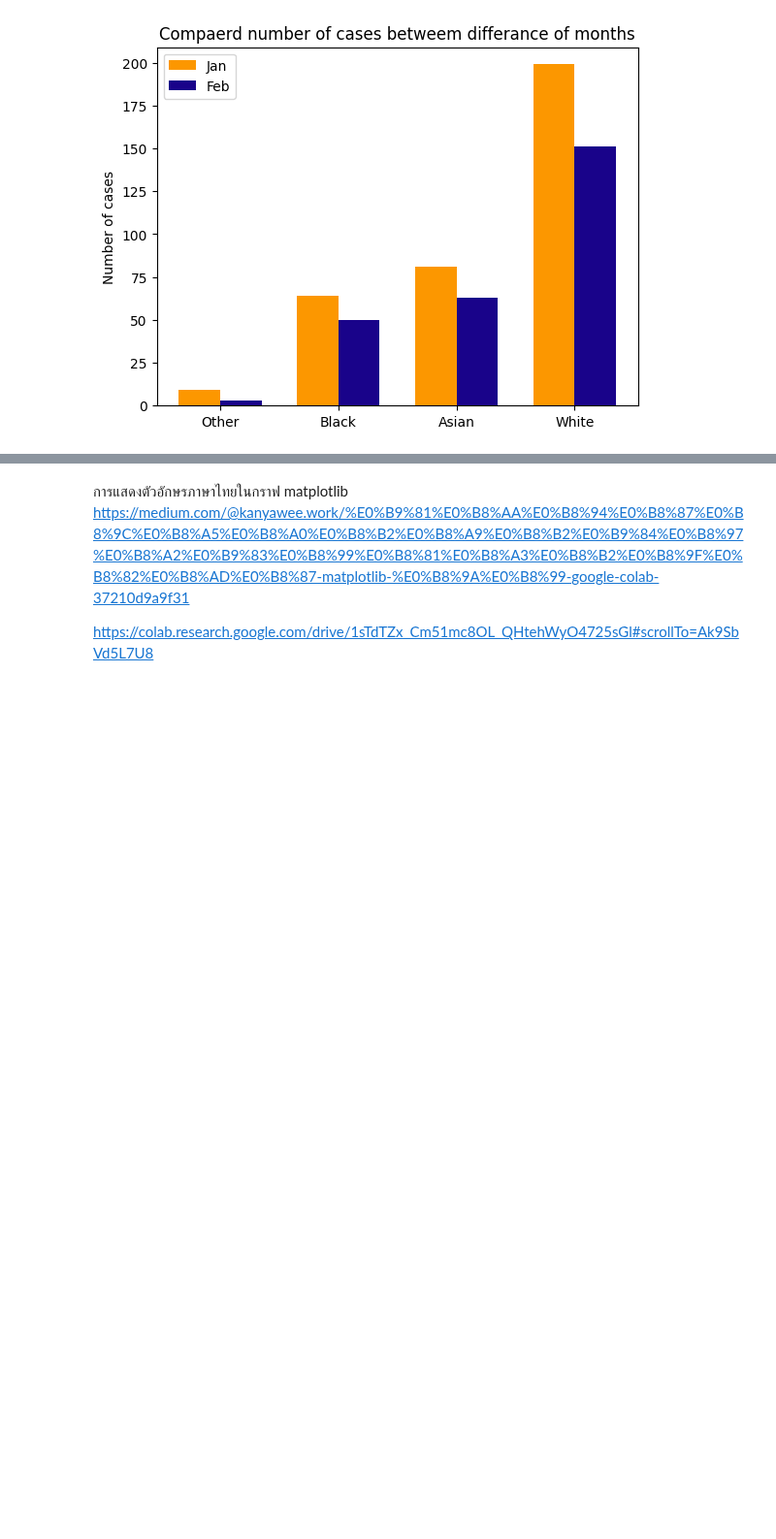
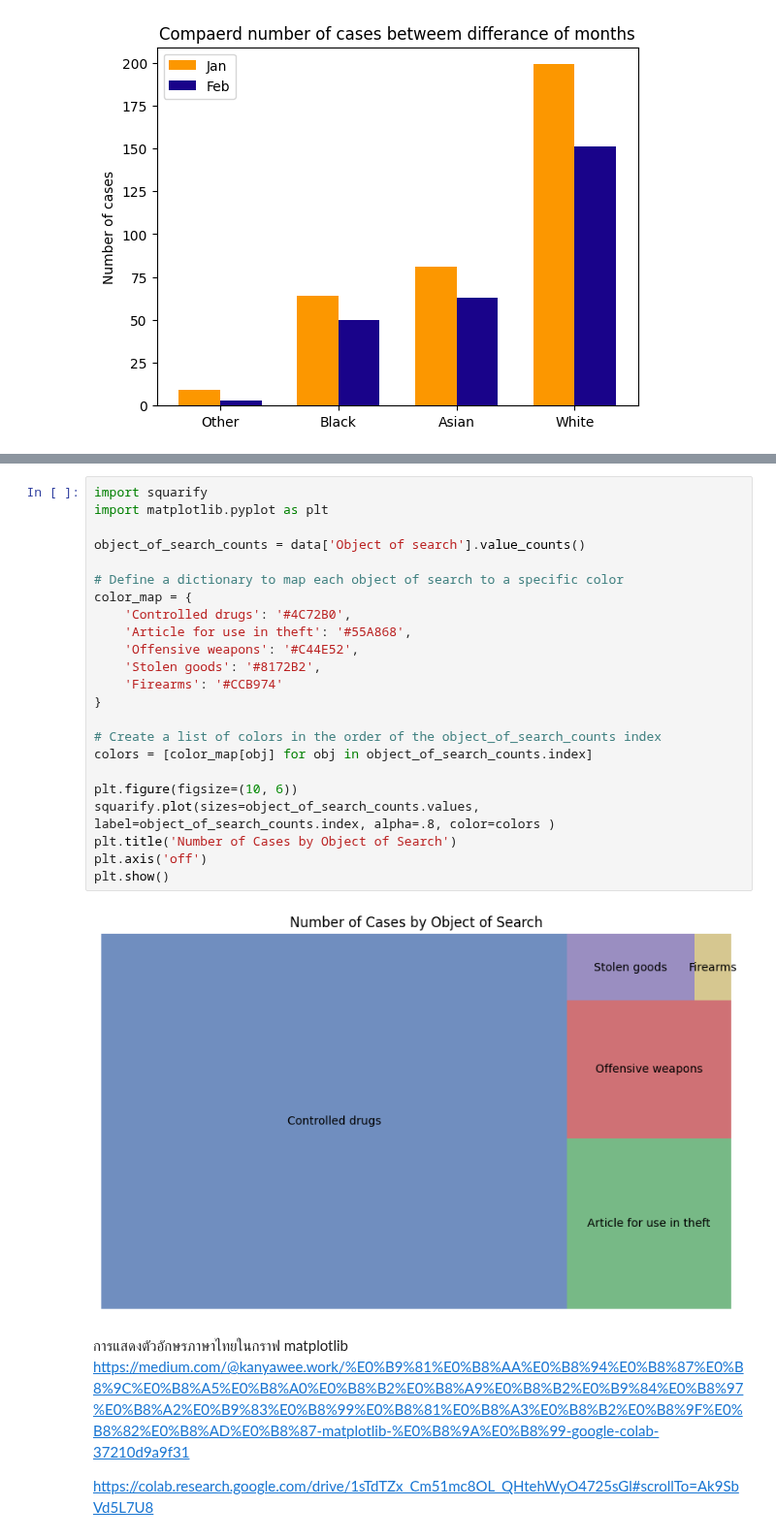
Before and after one commit to Moogrob127/dataviz2025, a Jupyter notebook: Visualize_Data_Comparison_2025.ipynb, the cells around one changed output, grey strips where cells are left out. Shown at 97% size. Drawn from its saved outputs; the diff is of its cells as text; blank space fills up the shorter version.

```diff
--- a/Visualize_Data_Comparison_2025.ipynb
+++ b/Visualize_Data_Comparison_2025.ipynb
@@ -232,3 +238,28 @@ ax.legend();
+# %%
+import squarify
+import matplotlib.pyplot as plt
+
+object_of_search_counts = data['Object of search'].value_counts()
+
+# Define a dictionary to map each object of search to a specific color
+color_map = {
+    'Controlled drugs': '#4C72B0',
+    'Article for use in theft': '#55A868',
+    'Offensive weapons': '#C44E52',
+    'Stolen goods': '#8172B2',
+    'Firearms': '#CCB974'
+}
+
+# Create a list of colors in the order of the object_of_search_counts index
+colors = [color_map[obj] for obj in object_of_search_counts.index]
+
+plt.figure(figsize=(10, 6))
+squarify.plot(sizes=object_of_search_counts.values, label=object_of_search_counts.index, alpha=.8, color=colors )
+plt.title('Number of Cases by Object of Search')
+plt.axis('off')
+plt.show()
+# %% [output]
+[figure, added]
 # %% [markdown]
 การแสดงตัวอักษรภาษาไทยในกราฟ matplotlib
 https://medium.com/@kanyawee.work/%E0%B9%81%E0%B8%AA%E0%B8%94%E0%B8%87%E0%B8%9C%E0%B8%A5%E0%B8%A0%E0%B8%B2%E0%B8%A9%E0%B8%B2%E0%B9%84%E0%B8%97%E0%B8%A2%E0%B9%83%E0%B8%99%E0%B8%81%E0%B8%A3%E0%B8%B2%E0%B8%9F%E0%B8%82%E0%B8%AD%E0%B8%87-matplotlib-%E0%B8%9A%E0%B8%99-google-colab-37210d9a9f31
```
Also changed, not shown: parts of 4 cells of this notebook.
